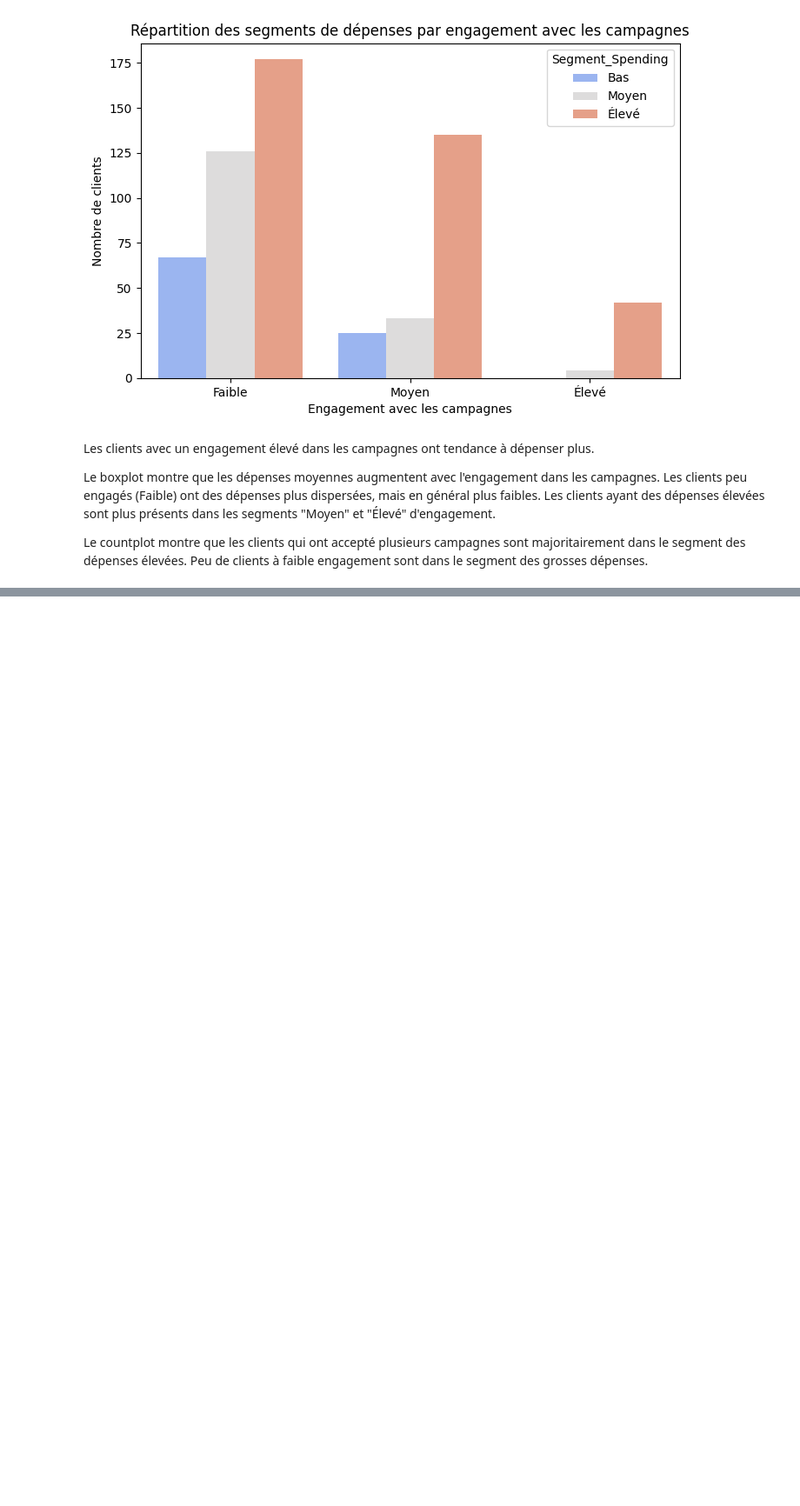
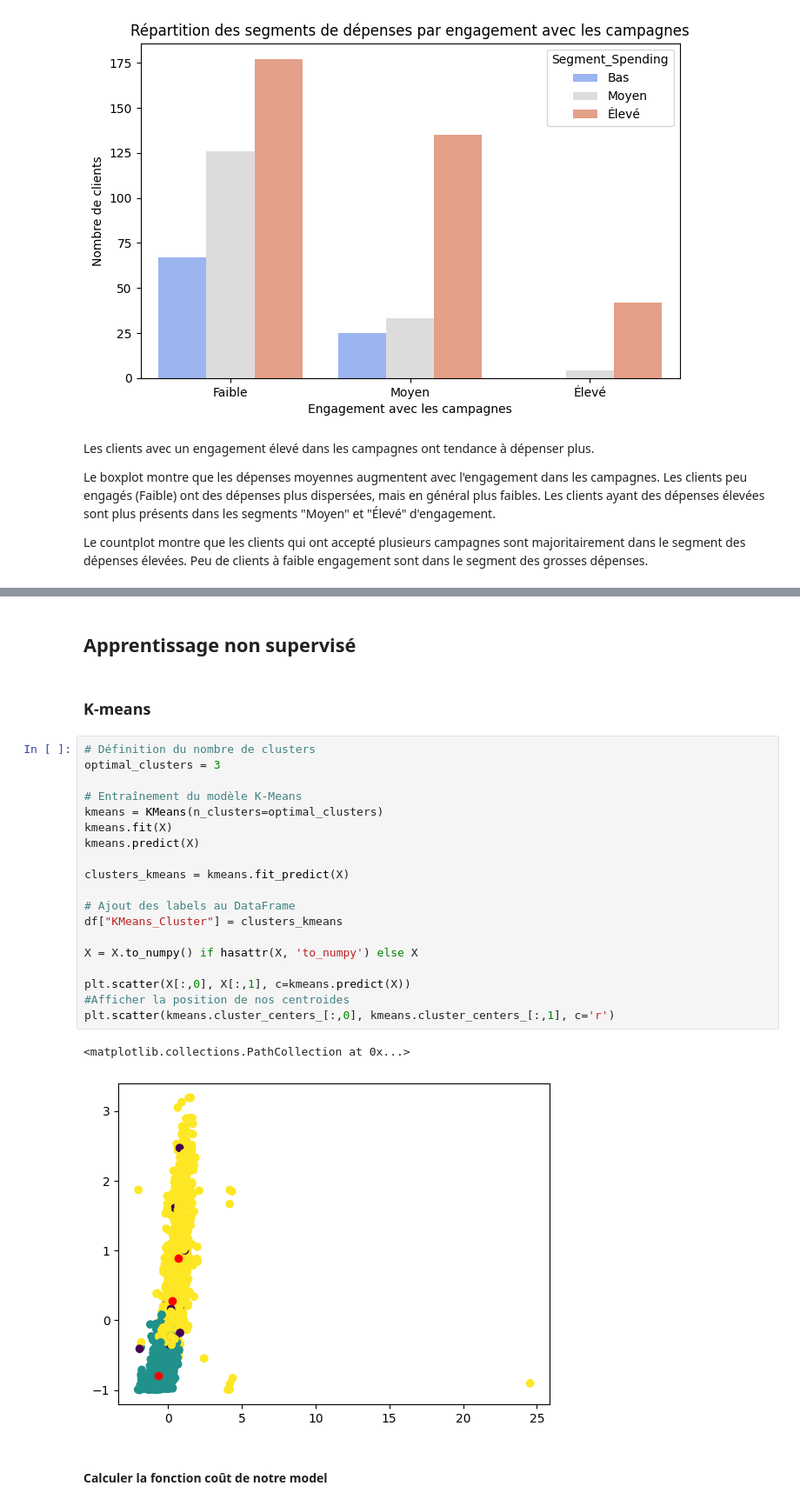
Before and after one commit to Yohannkp/Analyse-Marketing, a Jupyter notebook: Notebook/notebook.ipynb, the cells around one changed output, grey strips where cells are left out. Shown at 87% size. Cells and saved outputs as stored; diff of their text form; blank space fills up the shorter version.

```diff
--- a/Notebook/notebook.ipynb
+++ b/Notebook/notebook.ipynb
@@ -406,0 +491,28 @@ _Analyser les freins des clients à fort revenu qui acceptent peu de campagnes.
+# %% [markdown]
+## Apprentissage non supervisé
+# %% [markdown]
+### K-means
+# %%
+# Définition du nombre de clusters
+optimal_clusters = 3
+
+# Entraînement du modèle K-Means
+kmeans = KMeans(n_clusters=optimal_clusters)
+kmeans.fit(X)
+kmeans.predict(X)
+
+clusters_kmeans = kmeans.fit_predict(X)
+
+# Ajout des labels au DataFrame
+df["KMeans_Cluster"] = clusters_kmeans
+
+X = X.to_numpy() if hasattr(X, 'to_numpy') else X
+
+plt.scatter(X[:,0], X[:,1], c=kmeans.predict(X))
+#Afficher la position de nos centroides
+plt.scatter(kmeans.cluster_centers_[:,0], kmeans.cluster_centers_[:,1], c='r')
+# %% [output]
+<matplotlib.collections.PathCollection at 0x...>
+[figure, added]
+# %% [markdown]
+#### Calculer la fonction coût de notre model
```
Also changed, not shown: parts of 61 cells of this notebook.
